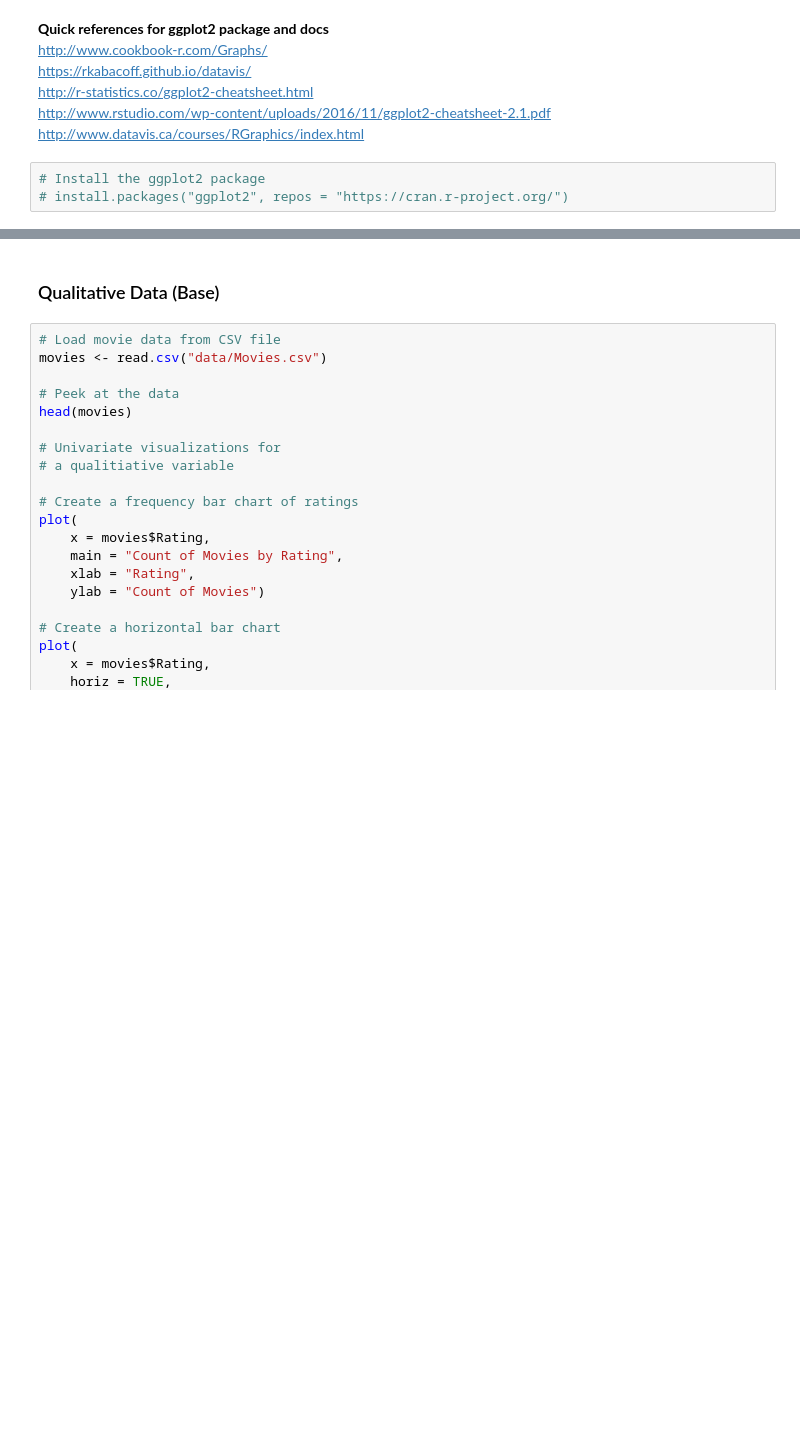
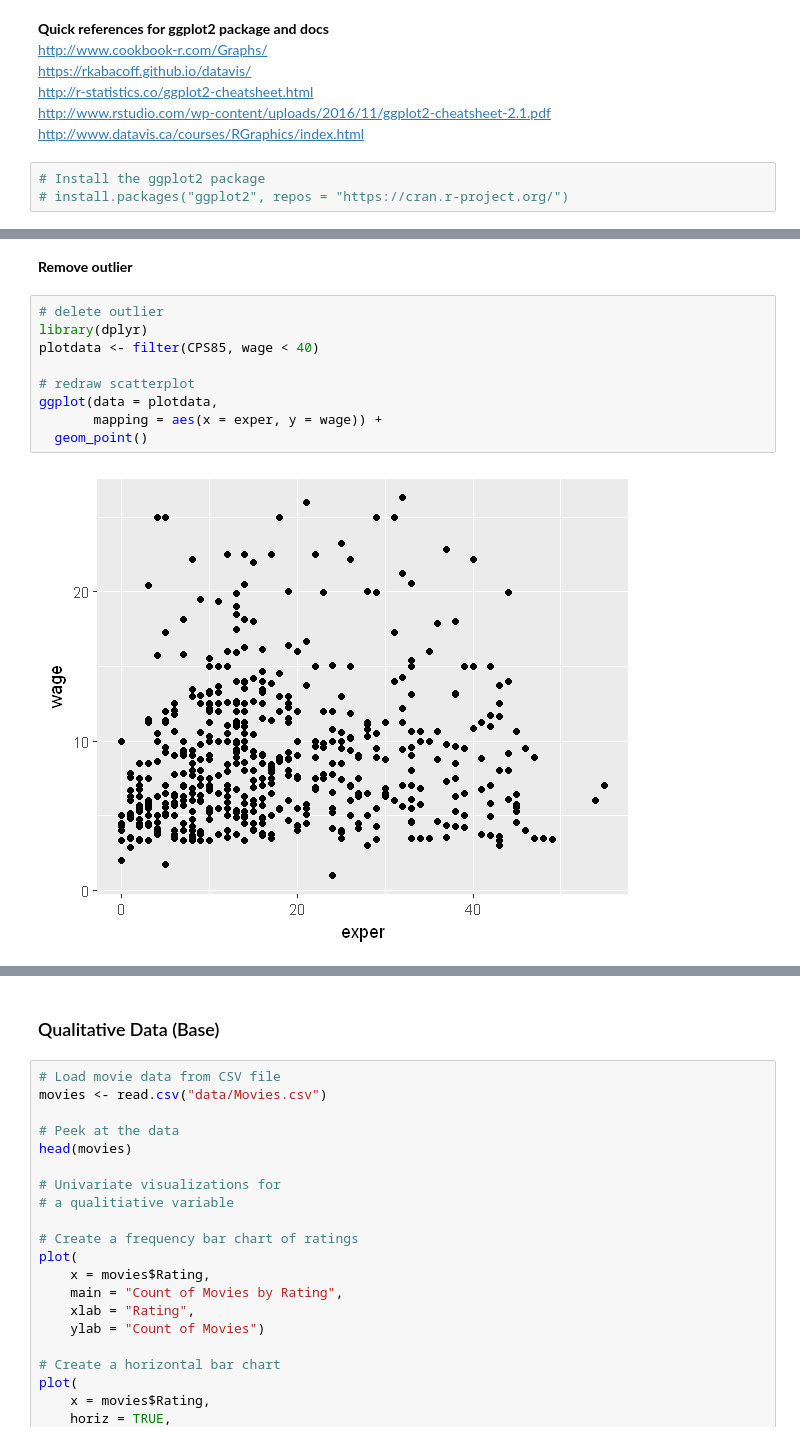
Before and after one commit to sumendar/AppliedStatsDSAIMLwithR-apr18, a Jupyter notebook: 06-DescriptiveStatisticsExploratoryDataAnalysisAndVisualizations/slides2.ipynb, the cells around one changed output, grey strips where cells are left out. Drawn from its saved outputs; the diff is of its cells as text; blank space fills up the shorter version.

```diff
--- a/06-DescriptiveStatisticsExploratoryDataAnalysisAndVisualizations/slides2.ipynb
+++ b/06-DescriptiveStatisticsExploratoryDataAnalysisAndVisualizations/slides2.ipynb
@@ -236,0 +277,13 @@ http://www.datavis.ca/courses/RGraphics/index.html
+# %% [markdown]
+**Remove outlier**
+# %%
+# delete outlier
+library(dplyr)
+plotdata <- filter(CPS85, wage < 40)
+
+# redraw scatterplot
+ggplot(data = plotdata,
+       mapping = aes(x = exper, y = wage)) +
+  geom_point()
+# %% [output]
+[figure, added]
```
Also changed, not shown: parts of 26 cells of this notebook, 3 other files.
